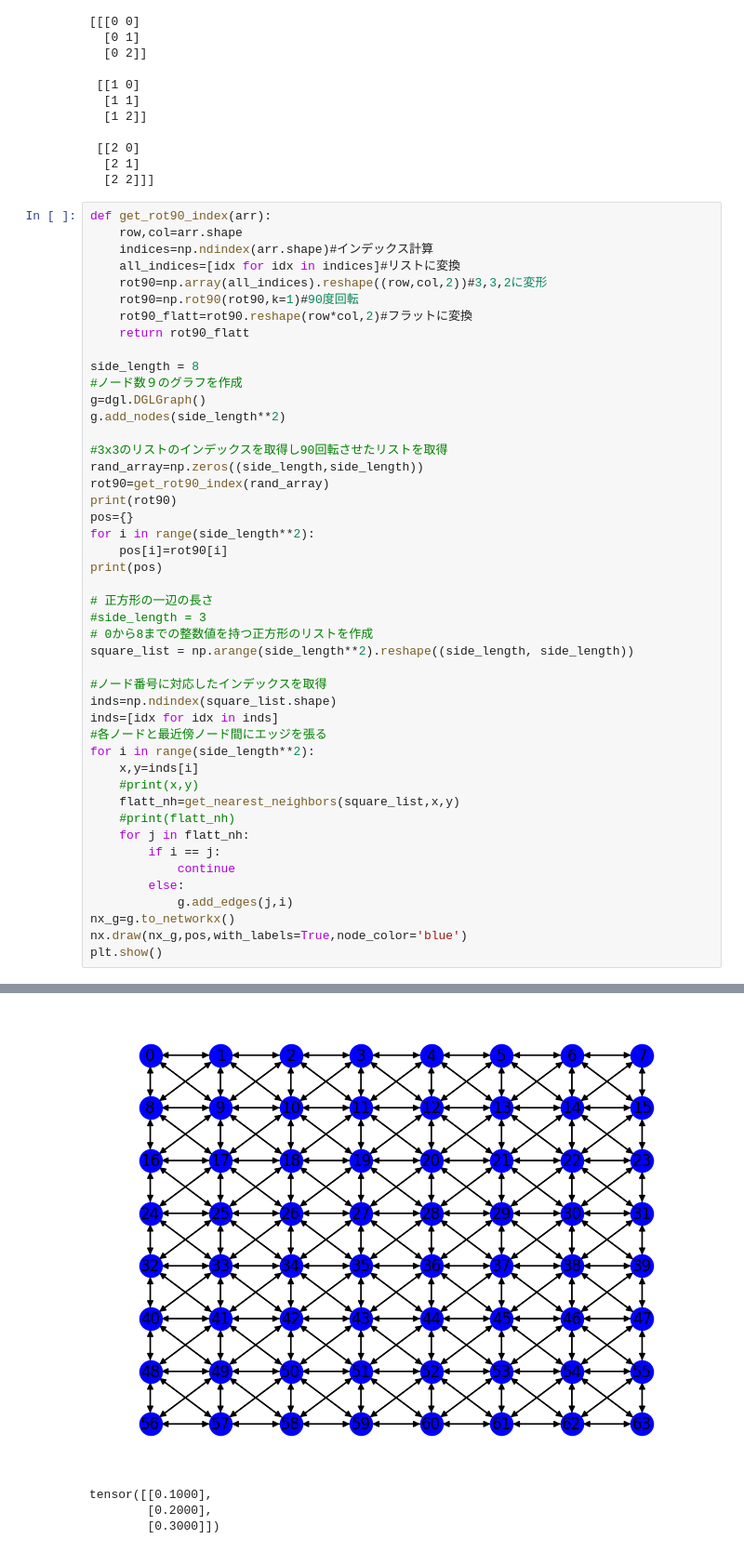
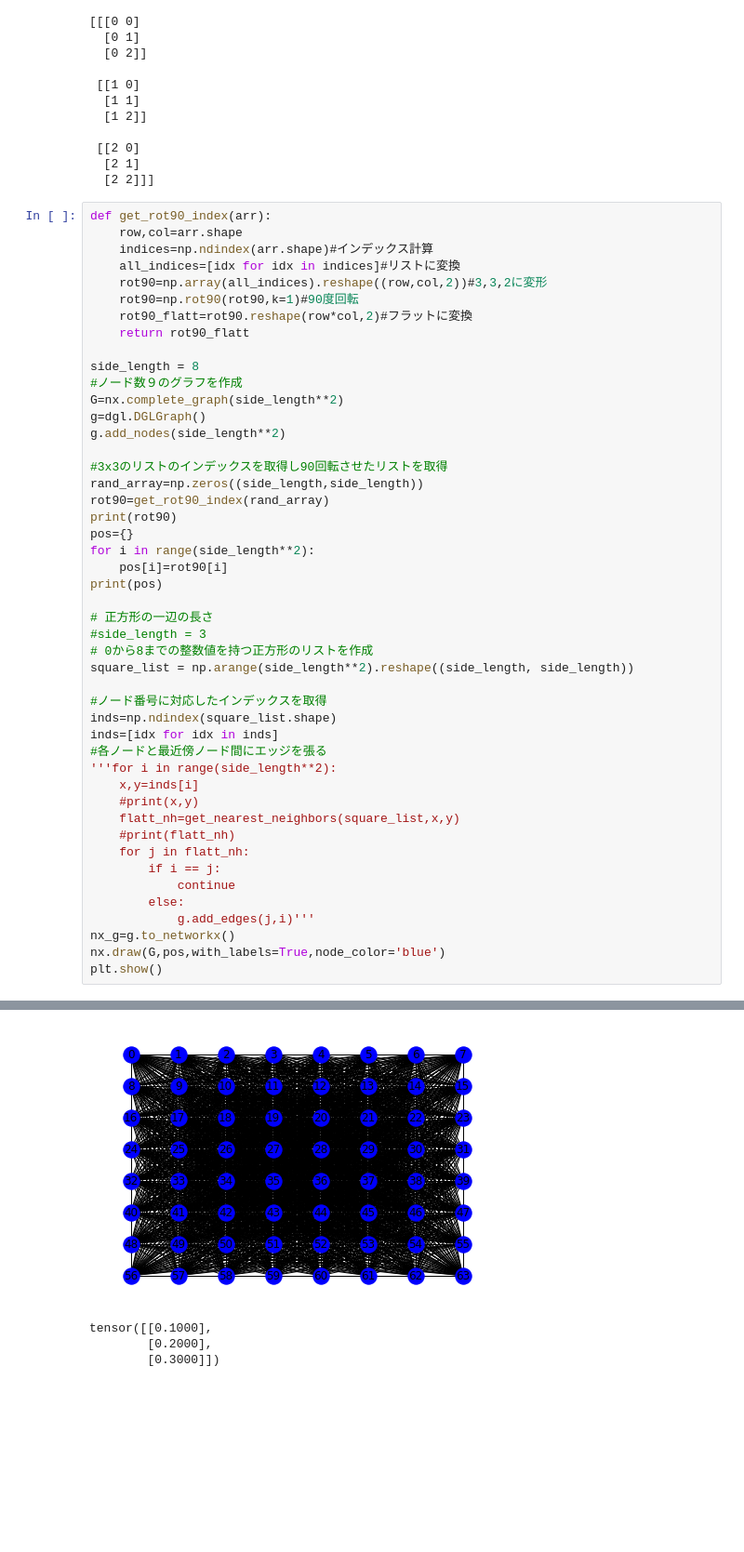
Before and after one commit to MKTKSMT-MI/GNN-DGLPro, a Jupyter notebook: Graphing/change graph.ipynb, the cells around one changed output, grey strips where cells are left out. Shown at 93% size. Cells and saved outputs as stored; diff of their text form; blank space fills up the shorter version.

```diff
--- a/Graphing/change graph.ipynb
+++ b/Graphing/change graph.ipynb
@@ -252,6 +252,7 @@ def get_rot90_index(arr):
 
 side_length = 8
 #ノード数９のグラフを作成
+G=nx.complete_graph(side_length**2)
 g=dgl.DGLGraph()
 g.add_nodes(side_length**2)
 
@@ -273,7 +274,7 @@ square_list = np.arange(side_length**2).reshape((side_length, side_length))
 inds=np.ndindex(square_list.shape)
 inds=[idx for idx in inds]
 #各ノードと最近傍ノード間にエッジを張る
-for i in range(side_length**2):
+'''for i in range(side_length**2):
     x,y=inds[i]
     #print(x,y)
     flatt_nh=get_nearest_neighbors(square_list,x,y)
@@ -282,9 +283,9 @@ for i in range(side_length**2):
         if i == j:
             continue
         else:
-            g.add_edges(j,i)
+            g.add_edges(j,i)'''
 nx_g=g.to_networkx()
-nx.draw(nx_g,pos,with_labels=True,node_color='blue')
+nx.draw(G,pos,with_labels=True,node_color='blue')
 plt.show()
 # %% [output]
 [[0 7]
@@ -307,4 +308,4 @@ plt.show()
-[figure, old version]
+[figure, new version]
 # %%
 # %% [output]
 tensor([[0.1000],
```
Also changed, not shown: parts of 1 cell of this notebook, 2 other files.
